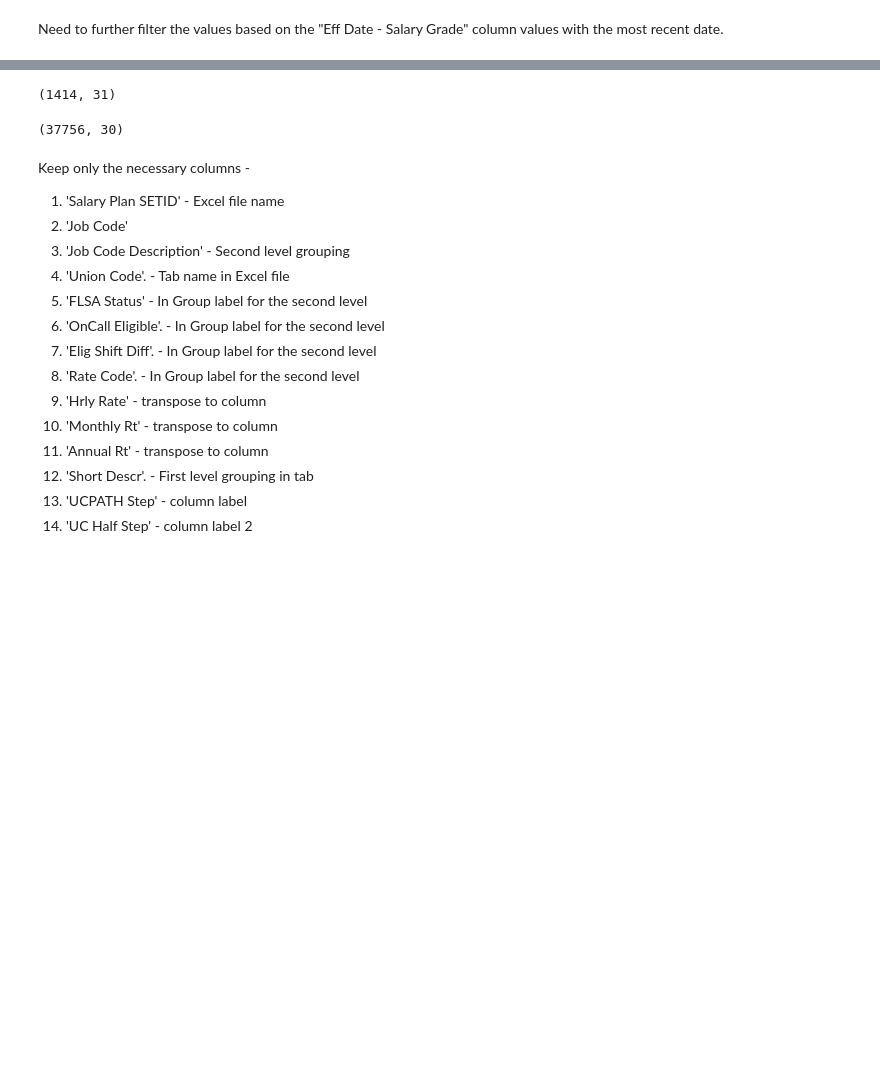
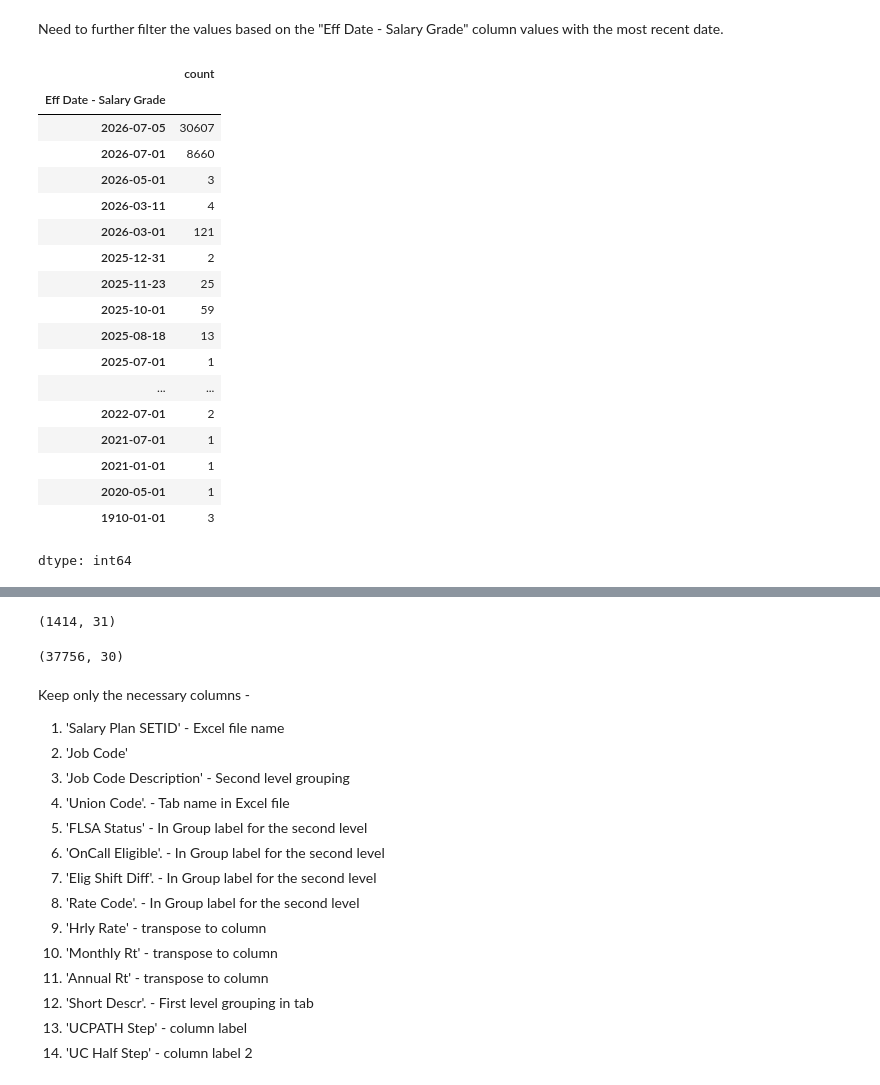
Before and after one commit to tougheye/Data_processing, a Jupyter notebook: UPTE_Payscale_TCS.ipynb, the cells around one changed output, grey strips where cells are left out. Drawn from its saved outputs; the diff is of its cells as text; code cells hidden in the pictures; blank space fills up the shorter version.

```diff
--- a/UPTE_Payscale_TCS.ipynb
+++ b/UPTE_Payscale_TCS.ipynb
@@ -55,3 +52,25 @@ Need to further filter the values based on the "Eff Date - Salary Grade" column
 # %%
 upte_job_title_Eff_date_cnt = upte_represented_job_codes_df.groupby(['Salary Plan SETID','Job Code Description'])['Eff Date - Salary Grade'].nunique().reset_index(name='Date Count')
 multi_eff_date_setid_jobCode_cnt = upte_job_title_Eff_date_cnt.where(upte_job_title_Eff_date_cnt['Date Count'] > 1).dropna()
+# %%
+upte_represented_job_codes_df['Eff Date - Salary Grade'].value_counts().sort_index(ascending=False)
+# %% [output]
+|  | count |
+| Eff Date - Salary Grade |  |
+| 2026-07-05 | 30607 |
+| 2026-07-01 | 8660 |
+| 2026-05-01 | 3 |
+| 2026-03-11 | 4 |
+| 2026-03-01 | 121 |
+| 2025-12-31 | 2 |
+| 2025-11-23 | 25 |
+| 2025-10-01 | 59 |
+| 2025-08-18 | 13 |
+| 2025-07-01 | 1 |
+| ... | ... |
+| 2022-07-01 | 2 |
+| 2021-07-01 | 1 |
+| 2021-01-01 | 1 |
+| 2020-05-01 | 1 |
+| 1910-01-01 | 3 |
+dtype: int64
```
Also changed, not shown: parts of 9 cells of this notebook.
